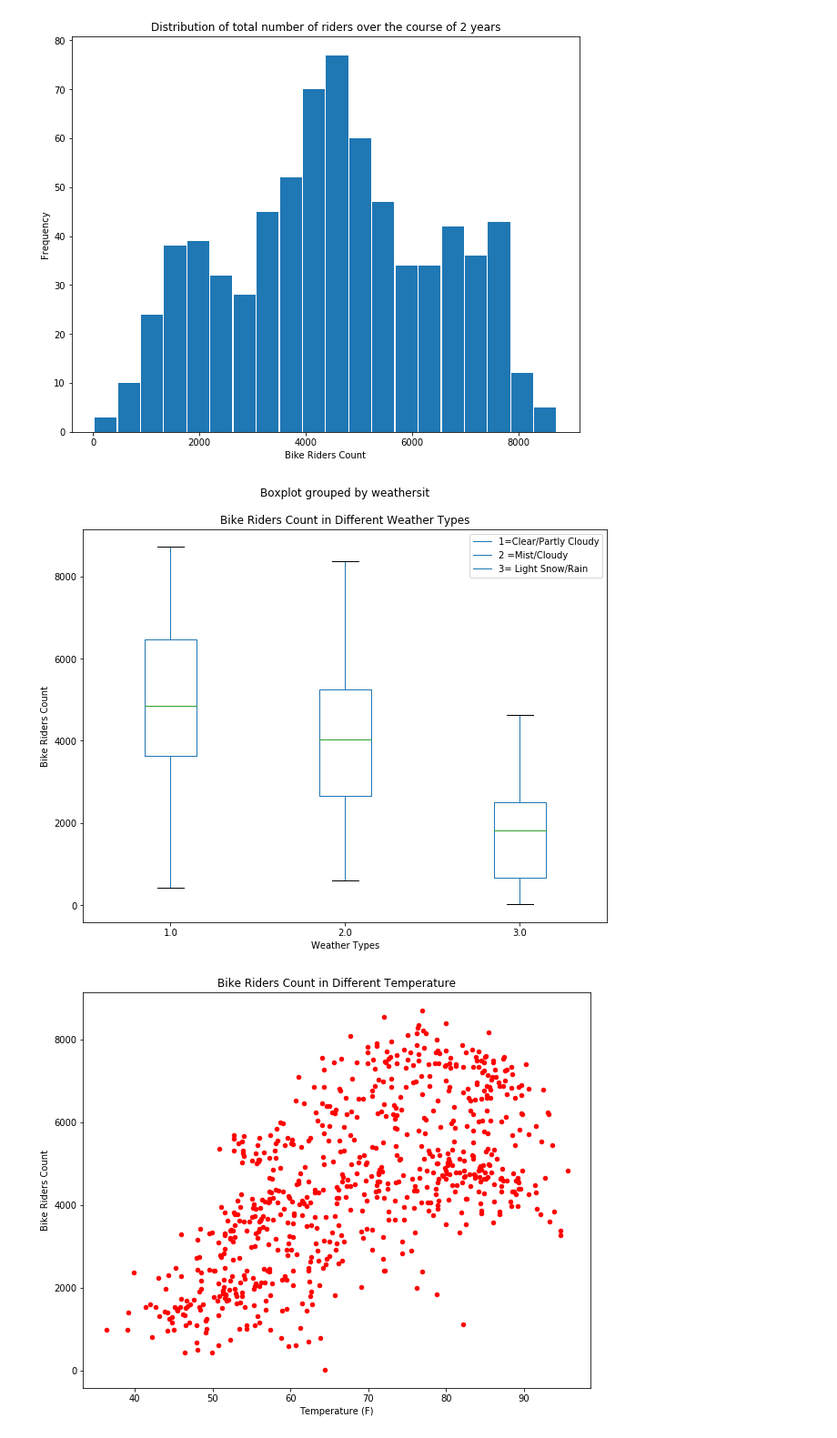
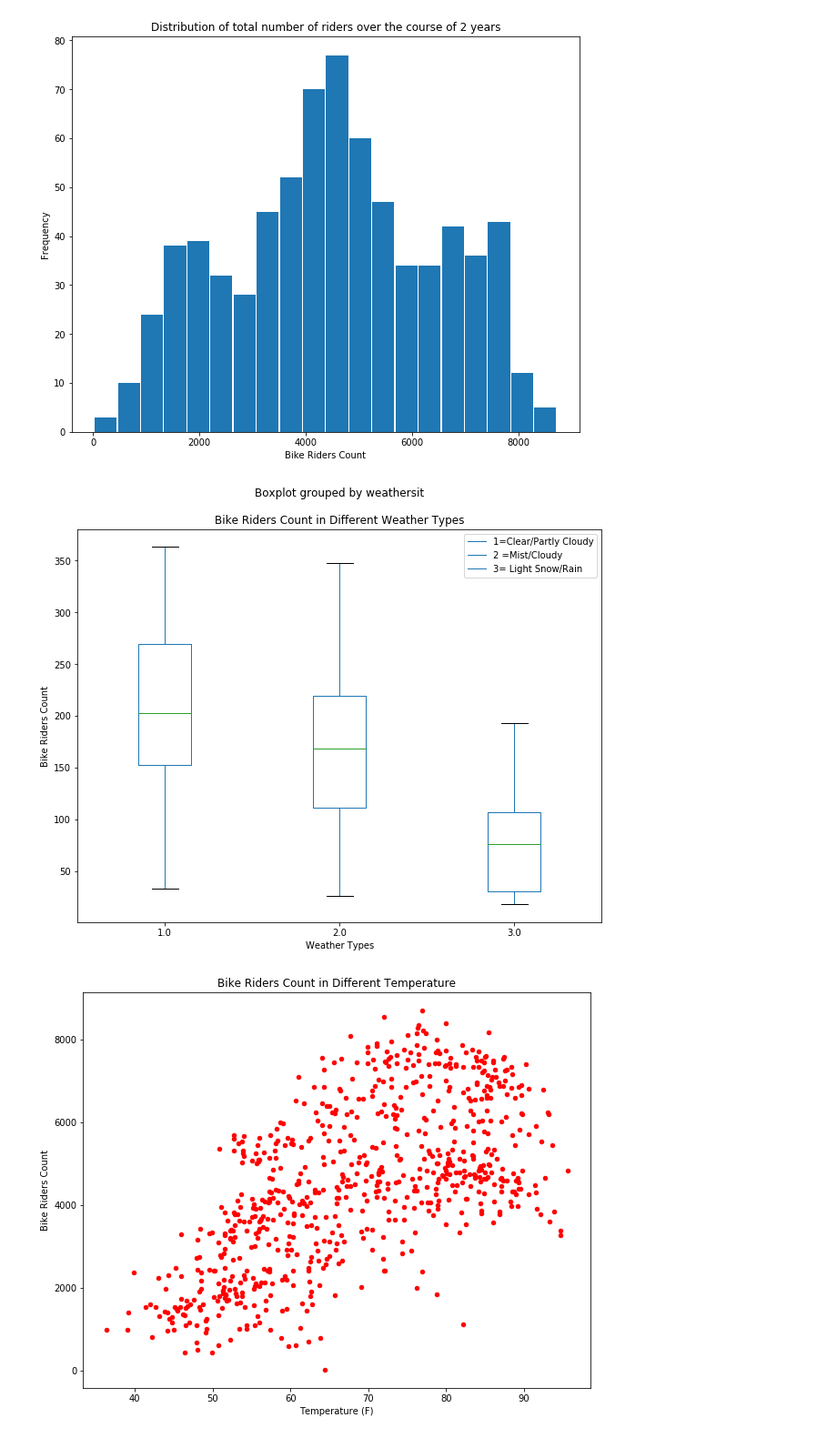
Before and after one commit to Sasmita28/Bike-Share-Analysis, a Jupyter notebook: project_one_bike_sharing_sm.ipynb, the cells around one changed output. Shown: that part at 91% size. Saved outputs shown, nothing was run; the diff lists cells and outputs as text; code cells hidden in the pictures.

Commit message:
latest plots

```diff
--- a/project_one_bike_sharing_sm.ipynb
+++ b/project_one_bike_sharing_sm.ipynb
@@ -121,17 +121,17 @@ plt.savefig('analysis_result/bike_riders_count_distribution.png')
 # %%
 # Now we will see the relation bewteen count and weather
 
-count_per_day_weather = round(bike_data.groupby('dteday').agg({'weathersit':'mean','cnt':'sum'}),0)
+count_per_day_weather = round(bike_data.groupby('dteday').agg({'weathersit':'mean','cnt':'mean'}),0)
 count_per_day_weather = pd.DataFrame(count_per_day_weather)
 
 count_per_day_weather.boxplot('cnt',by='weathersit',grid = False, figsize = (10,8))
 plt.legend(labels = ['1=Clear/Partly Cloudy','2 =Mist/Cloudy','3= Light Snow/Rain'],loc= 'best')
 plt.xlabel("Weather Types")
 plt.ylabel("Bike Riders Count")
 plt.title("Bike Riders Count in Different Weather Types")
 plt.savefig('analysis_result/count_vs_weather.png')
 # %% [output]
-[figure, old version]
+[figure, new version]
 # %%
 count_temp =round(bike_data.groupby('dteday').agg({'temp_f':'mean','cnt':'sum'}),2)
 count_temp = pd.DataFrame(count_temp)
```
Also changed, not shown: parts of 2 cells of this notebook.
